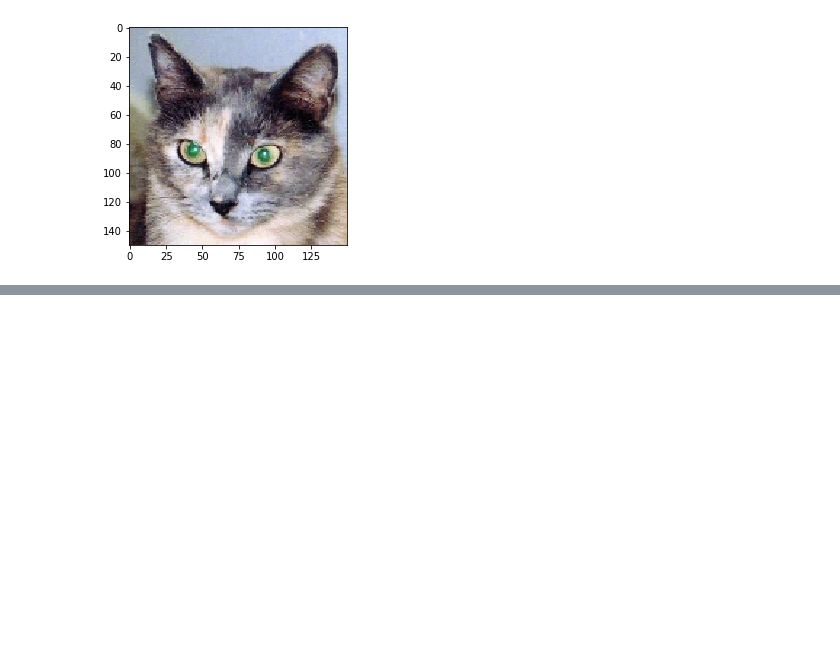
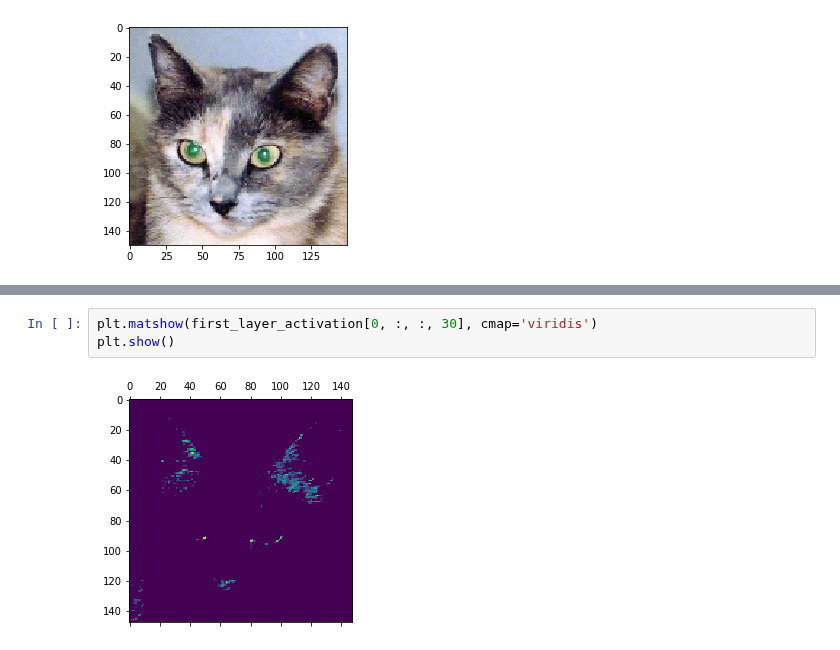
Before and after one commit to sasaki-seiji/deep-learning-with-python, a Jupyter notebook: ch05/5-4-visualizing_what_convnets_learn.ipynb, the cells around one changed output, grey strips where cells are left out. Cells and saved outputs as stored; diff of their text form; blank space fills up the shorter version.

```diff
--- a/ch05/5-4-visualizing_what_convnets_learn.ipynb
+++ b/ch05/5-4-visualizing_what_convnets_learn.ipynb
@@ -49,0 +73,5 @@ plt.show()
+# %%
+plt.matshow(first_layer_activation[0, :, :, 30], cmap='viridis')
+plt.show()
+# %% [output]
+[figure, added]
```
Also changed, not shown: parts of 4 cells of this notebook.
